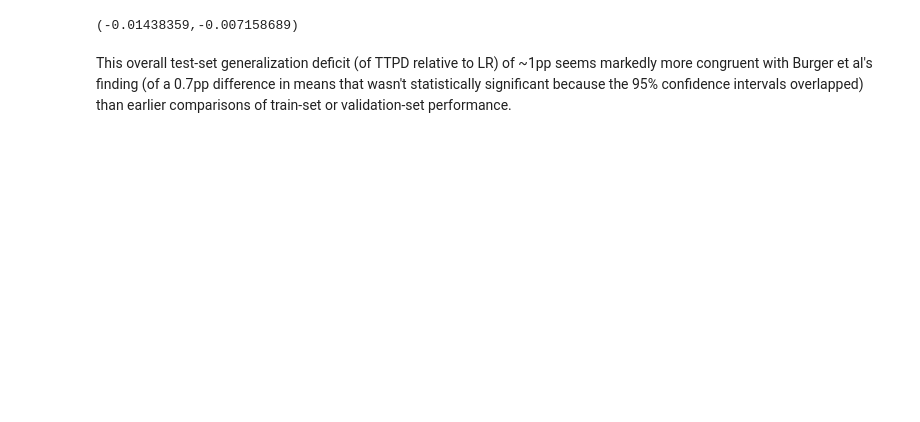
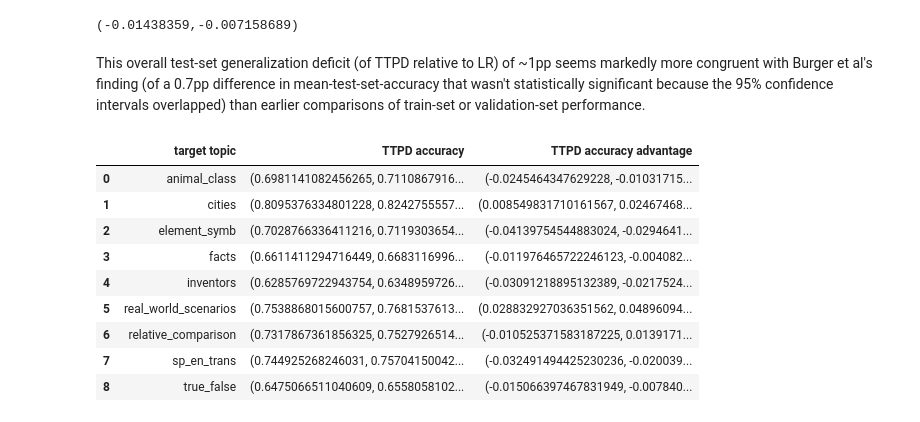
Before and after one commit to BareBeaverBat/TruthIsUniversalInPhi3_5, a Jupyter notebook: analyzing_overall_results.ipynb, the cells around one changed output. Saved outputs shown, nothing was run; the diff lists cells and outputs as text; code cells hidden in the pictures; blank space fills up the shorter version.

```diff
--- a/analyzing_overall_results.ipynb
+++ b/analyzing_overall_results.ipynb
@@ -910,17 +1038,17 @@ all_scenarios_all_unseen_datasets_acc_advantages: list[Float[np.ndarray, "_n"]]
 CrossTopicGrouping = Literal["affirm", "neg", "conj", "disj", "de_affirm", "de_neg", "all"]
 # Note that 'all' here includes unseen datasets in 'other' topics in addition to unseen datasets that belong to standard/6-way topics
 cross_topic_variant_groupings = ("affirm", "neg", "conj", "disj", "de_affirm", "de_neg", "all")
-
+all_data_variants = cross_topic_variant_groupings[:-1]
 
 ttpd_data_variant_accuracies_aggregator_by_src_variants_selection: dict[
     MultiDataVariantScenarioTypes, dict[CrossTopicGrouping, list[Float[np.ndarray, "_n"]]]] = {
-    scenario_type: {data_variant: [] for data_variant in cross_topic_variant_groupings}
+    scenario_type: {variant_grouping: [] for variant_grouping in cross_topic_variant_groupings}
     for scenario_type in single_topic_multi_variant_scenario_types
 }
 
 ttpd_data_variant_accuracy_advantages_aggregator_by_src_variants_selection: dict[
     MultiDataVariantScenarioTypes, dict[CrossTopicGrouping, list[Float[np.ndarray, "_n"]]]] = {
-    scenario_type: {data_variant: [] for data_variant in cross_topic_variant_groupings}
+    scenario_type: {variant_grouping: [] for variant_grouping in cross_topic_variant_groupings}
     for scenario_type in single_topic_multi_variant_scenario_types
 }
 
@@ -935,6 +1063,12 @@ ttpd_topic_accuracy_advantages_aggregator_by_src_variants_selection: dict[
     scenario_type: { target_categ : [] for target_categ in all_categs }
     for scenario_type in single_topic_multi_variant_scenario_types
 }
+
+all_scenarios_data_variant_test_accs_collector: dict[str, list[Float[np.ndarray, "_n"]]] = {data_variant : [] for data_variant in all_data_variants}
+all_scenarios_data_variant_test_acc_advs_collector: dict[str, list[Float[np.ndarray, "_n"]]] = {data_variant : [] for data_variant in all_data_variants}
+
+all_scenarios_categ_test_accs_collector: dict[str, list[Float[np.ndarray, "_n"]]] = {target_categ : [] for target_categ in all_categs}
+all_scenarios_categ_test_acc_advs_collector: dict[str, list[Float[np.ndarray, "_n"]]] = {target_categ : [] for target_categ in all_categs}
 # %%
 for scenario_id, test_dsets_metrics in probes_metrics_on_test_dsets.items():
     curr_standard_categs = scenario_standard_categs[scenario_id]
@@ -943,24 +1077,37 @@ for scenario_id, test_dsets_metrics in probes_metrics_on_test_dsets.items():
 
     ttpd_all_unseen_accs, baseline_all_unseen_accs = collect_accs_for_selected_test_dsets(
         curr_scenario_test_dset_idxs, test_dsets_metrics)
+    all_scenarios_all_unseen_datasets_acc_advantages.append(ttpd_all_unseen_accs - baseline_all_unseen_accs)
 
     ttpd_unseen_en_affirm_accs, baseline_unseen_en_affirm_accs = collect_accs_for_selected_test_dsets(
         curr_scenario_test_dset_idxs & en_affirm_in_std_topic_dset_idxs, test_dsets_metrics)
+    all_scenarios_data_variant_test_accs_collector["affirm"].append(ttpd_unseen_en_affirm_accs)
+    all_scenarios_data_variant_test_acc_advs_collector["affirm"].append(ttpd_unseen_en_affirm_accs - baseline_unseen_en_affirm_accs)
 
     ttpd_unseen_en_neg_accs, baseline_unseen_en_neg_accs = collect_accs_for_selected_test_dsets(
         curr_scenario_test_dset_idxs & en_neg_dset_idxs, test_dsets_metrics)
+    all_scenarios_data_variant_test_accs_collector["neg"].append(ttpd_unseen_en_neg_accs)
+    all_scenarios_data_variant_test_acc_advs_collector["neg"].append(ttpd_unseen_en_neg_accs - baseline_unseen_en_neg_accs)
 
     ttpd_unseen_conj_accs, baseline_unseen_conj_accs = collect_accs_for_selected_test_dsets(
         curr_scenario_test_dset_idxs & conj_dset_idxs, test_dsets_metrics)
+    all_scenarios_data_variant_test_accs_collector["conj"].append(ttpd_unseen_conj_accs)
+    all_scenarios_data_variant_test_acc_advs_collector["conj"].append(ttpd_unseen_conj_accs - baseline_unseen_conj_accs)
 
     ttpd_unseen_disj_accs, baseline_unseen_disj_accs = collect_accs_for_selected_test_dsets(
         curr_scenario_test_dset_idxs & disj_dset_idxs, test_dsets_metrics)
+    all_scenarios_data_variant_test_accs_collector["disj"].append(ttpd_unseen_disj_accs)
+    all_scenarios_data_variant_test_acc_advs_collector["disj"].append(ttpd_unseen_disj_accs - baseline_unseen_disj_accs)
 
     ttpd_unseen_de_affirm_accs, baseline_unseen_de_affirm_accs = collect_accs_for_selected_test_dsets(
         curr_scenario_test_dset_idxs & de_affirm_dset_idxs, test_dsets_metrics)
+    all_scenarios_data_variant_test_accs_collector["de_affirm"].append(ttpd_unseen_de_affirm_accs)
+    all_scenarios_data_variant_test_acc_advs_collector["de_affirm"].append(ttpd_unseen_de_affirm_accs - baseline_unseen_de_affirm_accs)
 
     ttpd_unseen_de_neg_accs, baseline_unseen_de_neg_accs = collect_accs_for_selected_test_dsets(
         curr_scenario_test_dset_idxs & de_neg_dset_idxs, test_dsets_metrics)
+    all_scenarios_data_variant_test_accs_collector["de_neg"].append(ttpd_unseen_de_neg_accs)
+    all_scenarios_data_variant_test_acc_advs_collector["de_neg"].append(ttpd_unseen_de_neg_accs - baseline_unseen_de_neg_accs)
 
     ttpd_categ_accs: dict[str, Float[np.ndarray, "_n"]] = {}
     ttpd_categ_acc_advantages: dict[str, Float[np.ndarray, "_n"]] = {}
@@ -970,8 +1117,10 @@ for scenario_id, test_dsets_metrics in probes_metrics_on_test_dsets.items():
         ttpd_unseen_categ_accs, baseline_unseen_categ_accs = collect_accs_for_selected_test_dsets(unseen_categ_idxs, test_dsets_metrics)
         ttpd_categ_accs[categ_nm] = ttpd_unseen_categ_accs
         ttpd_categ_acc_advantages[categ_nm] = ttpd_unseen_categ_accs - baseline_unseen_categ_accs
+        all_scenarios_categ_test_accs_collector[categ_nm].append(ttpd_unseen_categ_accs)
+        all_scenarios_categ_test_acc_advs_collector[categ_nm].append(ttpd_categ_acc_advantages[categ_nm])
 
-    all_scenarios_all_unseen_datasets_acc_advantages.append(ttpd_all_unseen_accs - baseline_all_unseen_accs)
+
 
     if len(scenario_id) == 1 or len(curr_standard_categs) > 1:
 
@@ -1188,4 +1337,26 @@ ttpd_acc_advantage_on_single_topic_unseen_data_groupings_df
 # %% [output]
 (-0.01438359,-0.007158689)
 # %% [markdown]
-This overall test-set generalization deficit (of TTPD relative to LR) of ~1pp seems markedly more congruent with Burger et al's finding (of a 0.7pp difference in means that wasn't statistically significant because the 95% confidence intervals overlapped) than earlier comparisons of train-set or validation-set performance.
+This overall test-set generalization deficit (of TTPD relative to LR) of ~1pp seems markedly more congruent with Burger et al's finding (of a 0.7pp difference in mean-test-set-accuracy that wasn't statistically significant because the 95% confidence intervals overlapped) than earlier comparisons of train-set or validation-set performance.
+# %%
+categ_test_accs = {categ_nm: calc_conf_interval(safely_concat_ndarrays(test_accs_lst)) for categ_nm, test_accs_lst in all_scenarios_categ_test_accs_collector.items()}
+categ_test_acc_advs = {categ_nm: calc_conf_interval(safely_concat_ndarrays(test_acc_advs_lst)) for categ_nm, test_acc_advs_lst in all_scenarios_categ_test_acc_advs_collector.items()}
+(categ_generalization_summary_df := pd.DataFrame([
+    {
+        "target topic": categ_nm,
+        "TTPD accuracy": categ_test_accs[categ_nm],
+        "TTPD accuracy advantage": categ_test_acc_advs[categ_nm]
+    }
+    for categ_nm in all_categs
+]))
+# %% [output]
+|  | target topic | TTPD accuracy | TTPD accuracy advantage |
+| 0 | animal_class | (0.6981141082456265, 0.7110867916... | (-0.0245464347629228, -0.01031715... |
+| 1 | cities | (0.8095376334801228, 0.8242755557... | (0.008549831710161567, 0.02467468... |
+| 2 | element_symb | (0.7028766336411216, 0.7119303654... | (-0.04139754544883024, -0.0294641... |
+| 3 | facts | (0.6611411294716449, 0.6683116996... | (-0.011976465722246123, -0.004082... |
+| 4 | inventors | (0.6285769722943754, 0.6348959726... | (-0.03091218895132389, -0.0217524... |
+| 5 | real_world_scenarios | (0.7538868015600757, 0.7681537613... | (0.028832927036351562, 0.04896094... |
+| 6 | relative_comparison | (0.7317867361856325, 0.7527926514... | (-0.010525371583187225, 0.0139171... |
+| 7 | sp_en_trans | (0.744925268246031, 0.75704150042... | (-0.032491494425230236, -0.020039... |
+| 8 | true_false | (0.6475066511040609, 0.6558058102... | (-0.015066397467831949, -0.007840... |
```
Also changed, not shown: parts of 19 cells of this notebook, 3 other files.
